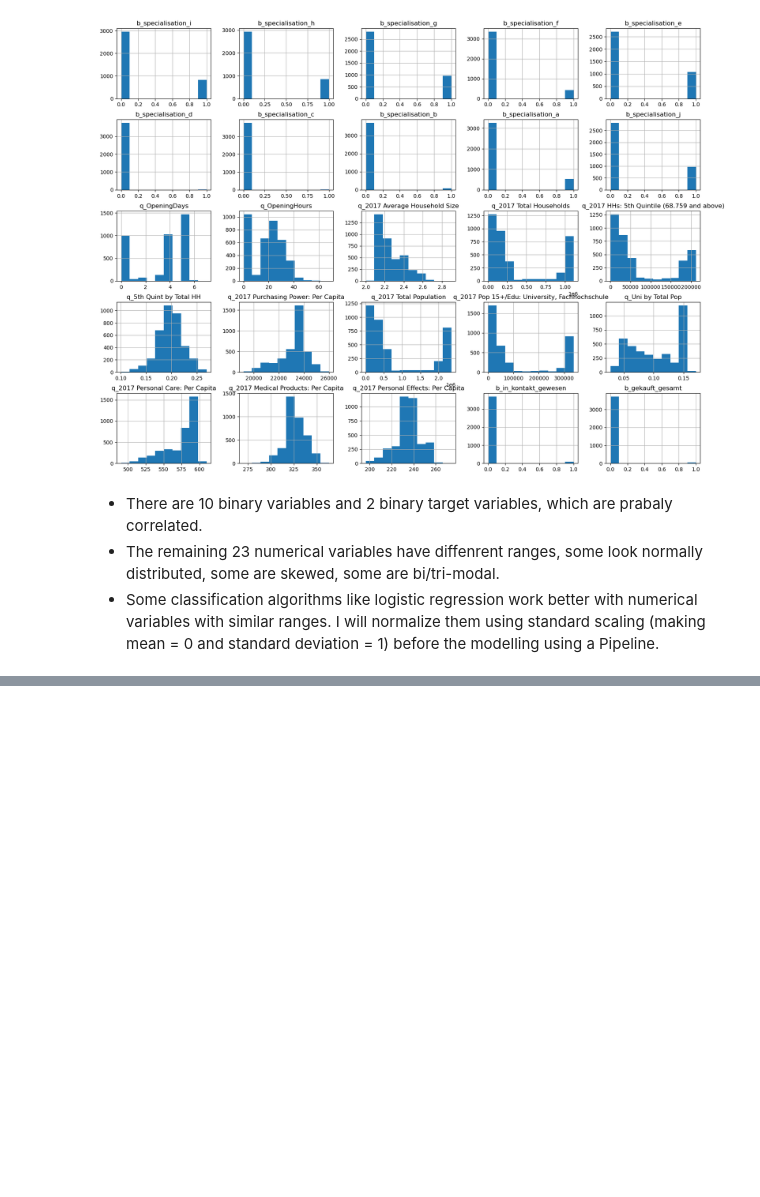
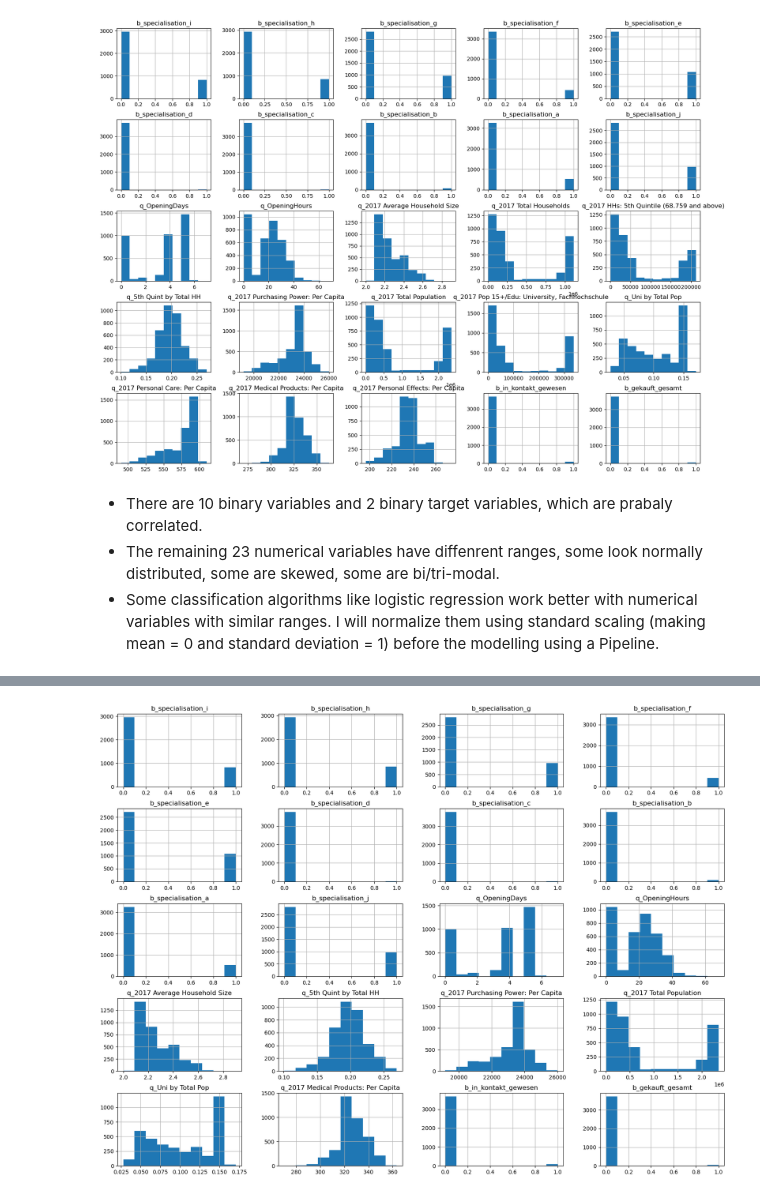
Before and after one commit to kalemaria/customer_lead_generator, a Jupyter notebook: customer_lead_generator_eda.ipynb, the cells around one changed output, grey strips where cells are left out. Cells and saved outputs as stored; diff of their text form; code cells hidden in the pictures; blank space fills up the shorter version.

```diff
--- a/customer_lead_generator_eda.ipynb
+++ b/customer_lead_generator_eda.ipynb
@@ -246,0 +348,4 @@ df.hist(figsize=(20, 15));
+# %%
+df_reduced.hist(figsize=(20, 15));
+# %% [output]
+[figure, added]
```
Also changed, not shown: parts of 22 cells of this notebook.
